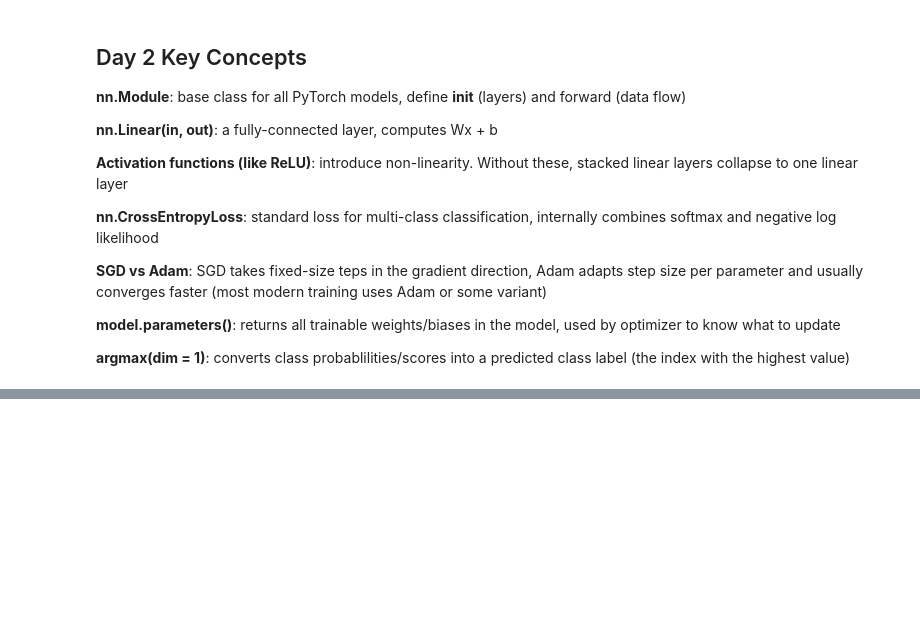
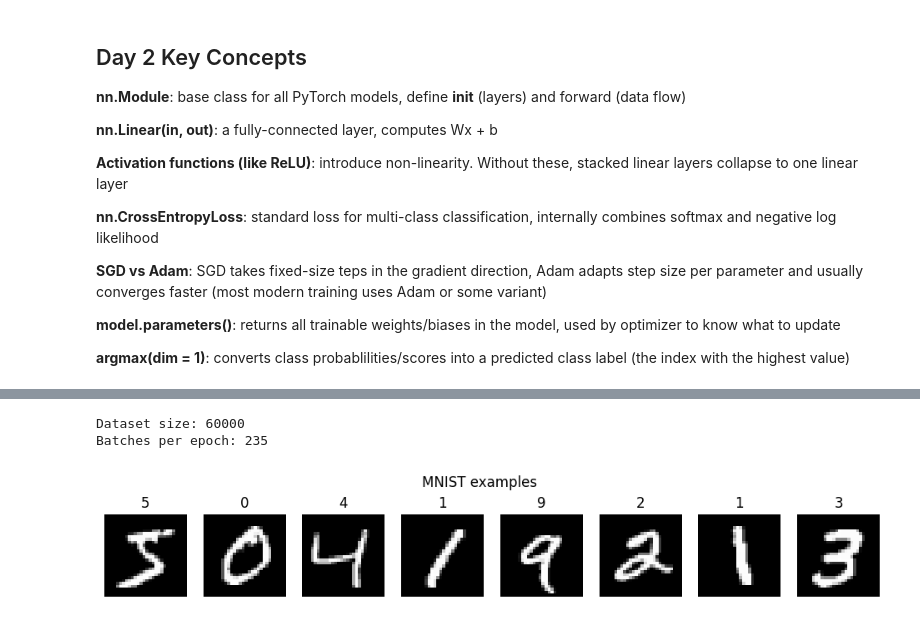
Before and after one commit to matthewniu333/neuroblastoma-multiome, a Jupyter notebook: notebooks/deep_learning_practice.ipynb, the cells around one changed output, grey strips where cells are left out. Cells and saved outputs as stored; diff of their text form; code cells hidden in the pictures; blank space fills up the shorter version.

```diff
--- a/notebooks/deep_learning_practice.ipynb
+++ b/notebooks/deep_learning_practice.ipynb
@@ -429,0 +433,40 @@ Epoch 180: loss = 0.0014, accuracy = 100.00%
+# %%
+# Load MNIST
+import torch
+import torch.nn as nn
+import torchvision
+import torchvision.transforms as transforms
+import matplotlib.pyplot as plt
+import numpy as np
+
+transform = transforms.Compose([
+    transforms.ToTensor(),
+    transforms.Normalize((0.5, ), (0.5, ))])
+
+train_dataset = torchvision.datasets.MNIST(
+    root = './data_mnist',
+    train = True,
+    download = True,
+    transform = transform)
+
+train_loader = torch.utils.data.DataLoader(
+    train_dataset,
+    batch_size = 256,
+    shuffle = True)
+
+print(f"Dataset size: {len(train_dataset)}")
+print(f"Batches per epoch: {len(train_loader)}")
+
+# visualize some examples
+fig, axes = plt.subplots(1, 8, figsize = (12, 2))
+for i in range(8):
+    img, label = train_dataset[i]
+    axes[i].imshow(img.squeeze(), cmap = 'gray')
+    axes[i].set_title(str(label))
+    axes[i].axis('off')
+plt.suptitle('MNIST examples')
+plt.show()
+# %% [output]
+Dataset size: 60000
+Batches per epoch: 235
+[figure, added]
```
Also changed, not shown: parts of 6 cells of this notebook, 8 other files.
